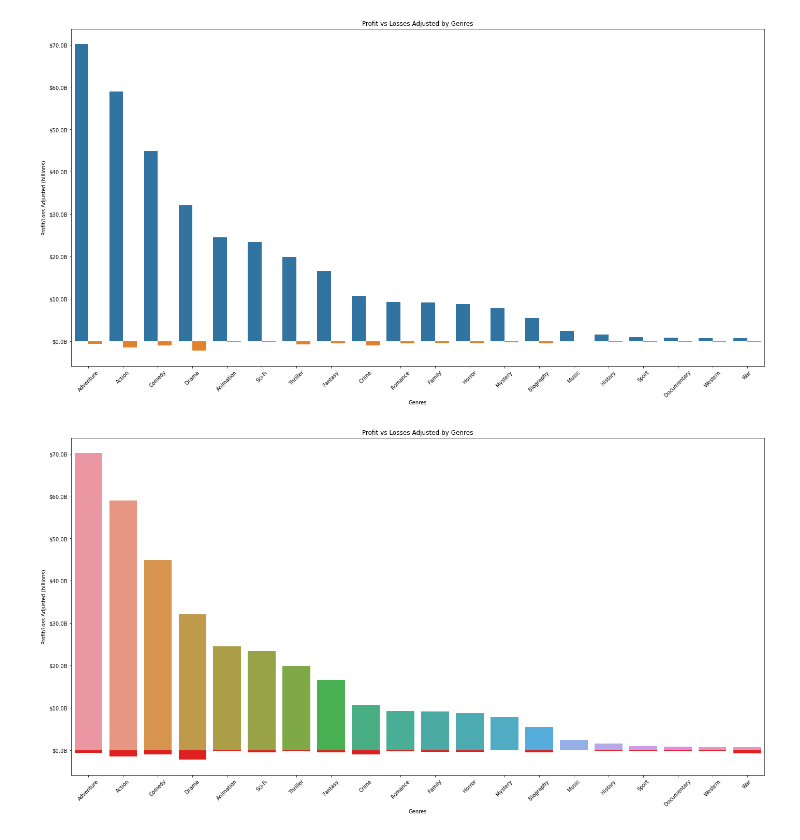
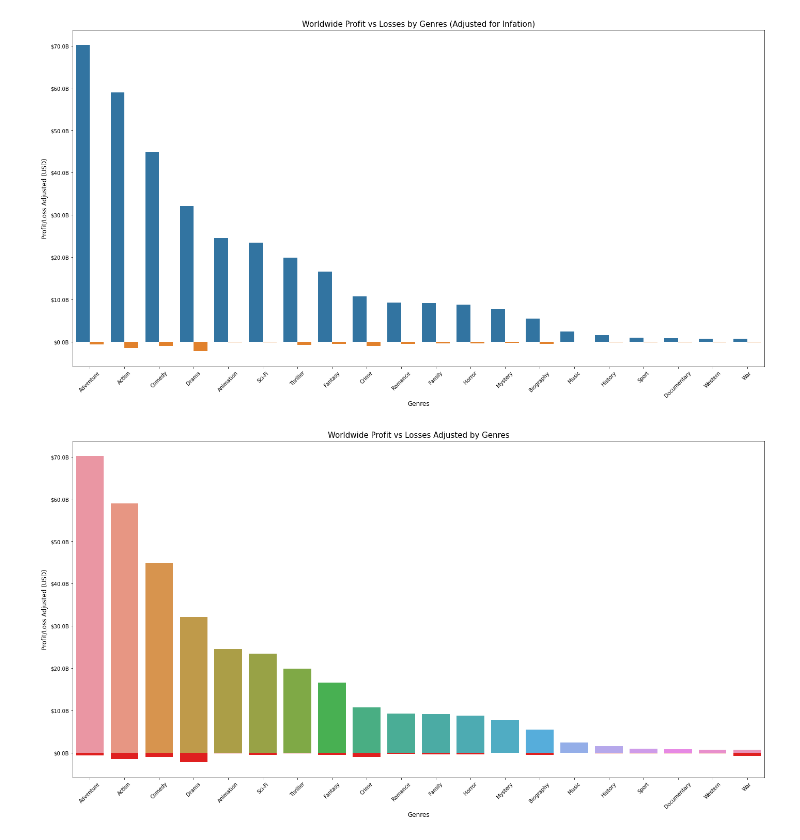
Before and after one commit to SpaceMonkey0453/Phase1_Project, a Jupyter notebook: Jonathan/dsc-phase-1-project-v2-4-master/Jonathan Notebook.ipynb, the cells around one changed output. Cells and saved outputs as stored; diff of their text form; code cells hidden in the pictures.

```diff
--- a/Jonathan/dsc-phase-1-project-v2-4-master/Jonathan Notebook.ipynb
+++ b/Jonathan/dsc-phase-1-project-v2-4-master/Jonathan Notebook.ipynb
@@ -103,30 +121,30 @@ plt.savefig('Losses_by_genre.jpg', format='jpg')
 # %%
 # Combine the two dataframes into a single dataframe
 df = pd.merge(profit_by_genre, Losses_by_genre, on='genres', suffixes=('_profit', '_loss'))
 
 # Use the melt() function to reshape the dataframe
 df_melt = df.melt(id_vars='genres', value_vars=['profit_adjusted_profit', 'profit_adjusted_loss'], var_name='Profit/Loss', value_name='Profit/Loss_adjusted')
 
 # Create a new figure and axes for the chart
 fig, ax = plt.subplots(figsize=(24,12))
 
 # Use seaborn's barplot() function to create a stacked bar chart
 sns.barplot(x='genres', y='Profit/Loss_adjusted', hue='Profit/Loss', data=df_melt, ax=ax)
 
 # Set the labels and title
-ax.set_xlabel("Genres")
-ax.set_ylabel("Profit/Loss Adjusted (billions)")
-ax.set_title("Profit vs Losses Adjusted by Genres")
+ax.set_xlabel("Genres", size=12)
+ax.set_ylabel("Profit/Loss Adjusted (USD)", size=12)
+ax.set_title("Worldwide Profit vs Losses by Genres (Adjusted for Infation)", size=15)
 ax.set_xticklabels(ax.get_xticklabels(), rotation=45)
 ax.legend().set_visible(False)
 
 # format the y axis
 formatter = ticker.FuncFormatter(lambda x, pos: '$%1.1fB' % (x * 1e-9))
 ax.yaxis.set_major_formatter(formatter)
 
 plt.savefig('ProfitvsLosses_by_genre_v2.jpg', format='jpg')
 # %% [output]
-[figure, old version]
+[figure, new version]
 # %%
 # Create a new DataFrame that contains both the profit and loss values for each genre
 genre_profit_loss = pd.DataFrame({'genres':profit_by_genre['genres'], 'profit':profit_by_genre['profit_adjusted'], 'loss':profit_by_genre_negative['profit_adjusted']})
@@ -145,9 +163,9 @@ sns.barplot(x='genres', y='loss', data=genre_profit_loss, label='Loss',color='re
 
 
 # Set the labels and title
-ax.set_xlabel("Genres")
-ax.set_ylabel("Profit/Loss Adjusted (billions)")
-ax.set_title("Profit vs Losses Adjusted by Genres")
+ax.set_xlabel("Genres", size=12)
+ax.set_ylabel("Profit/Loss Adjusted (USD)", size=12)
+ax.set_title("Worldwide Profit vs Losses Adjusted by Genres", size=15)
 ax.legend()
 ax.set_xticklabels(ax.get_xticklabels(), rotation=45)
 ax.legend().set_visible(False)
@@ -158,4 +176,4 @@ ax.yaxis.set_major_formatter(formatter)
 
 plt.savefig('ProfitvsLosses_by_genre.jpg', format='jpg')
 # %% [output]
-[figure, old version]
+[figure, new version]
```
Also changed, not shown: parts of 4 cells of this notebook, 5 other files.
